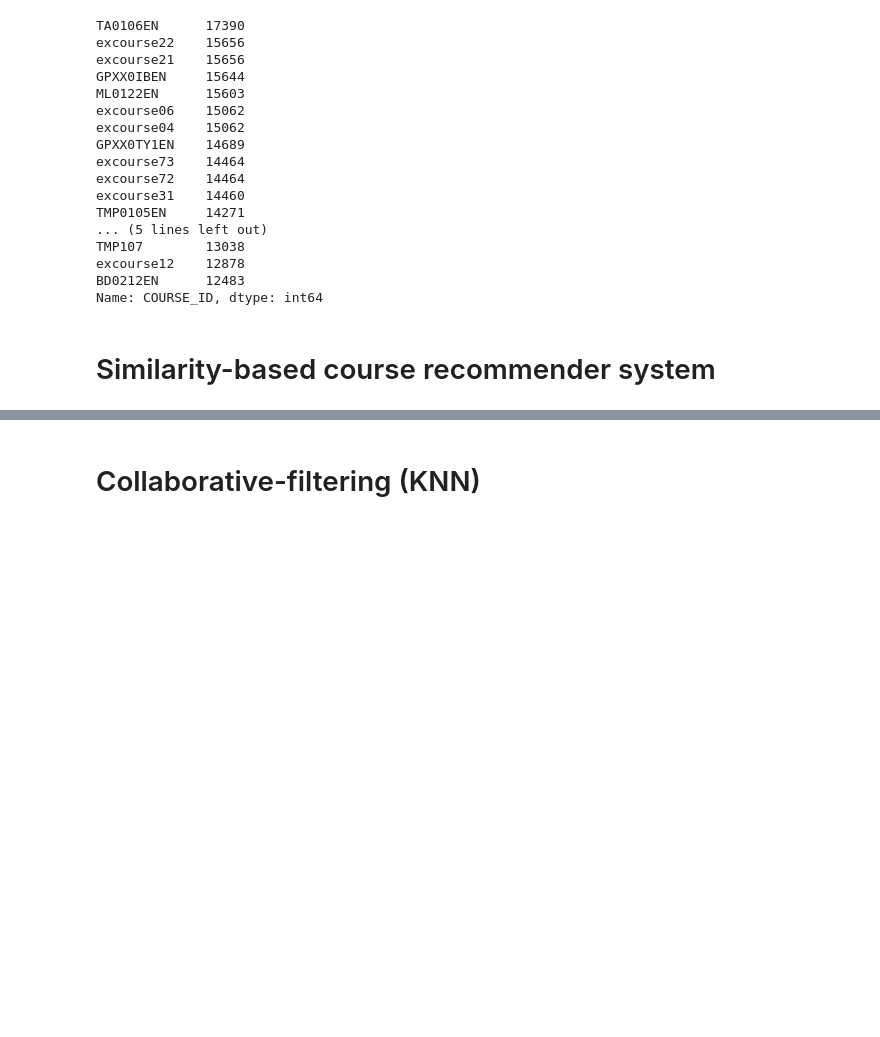
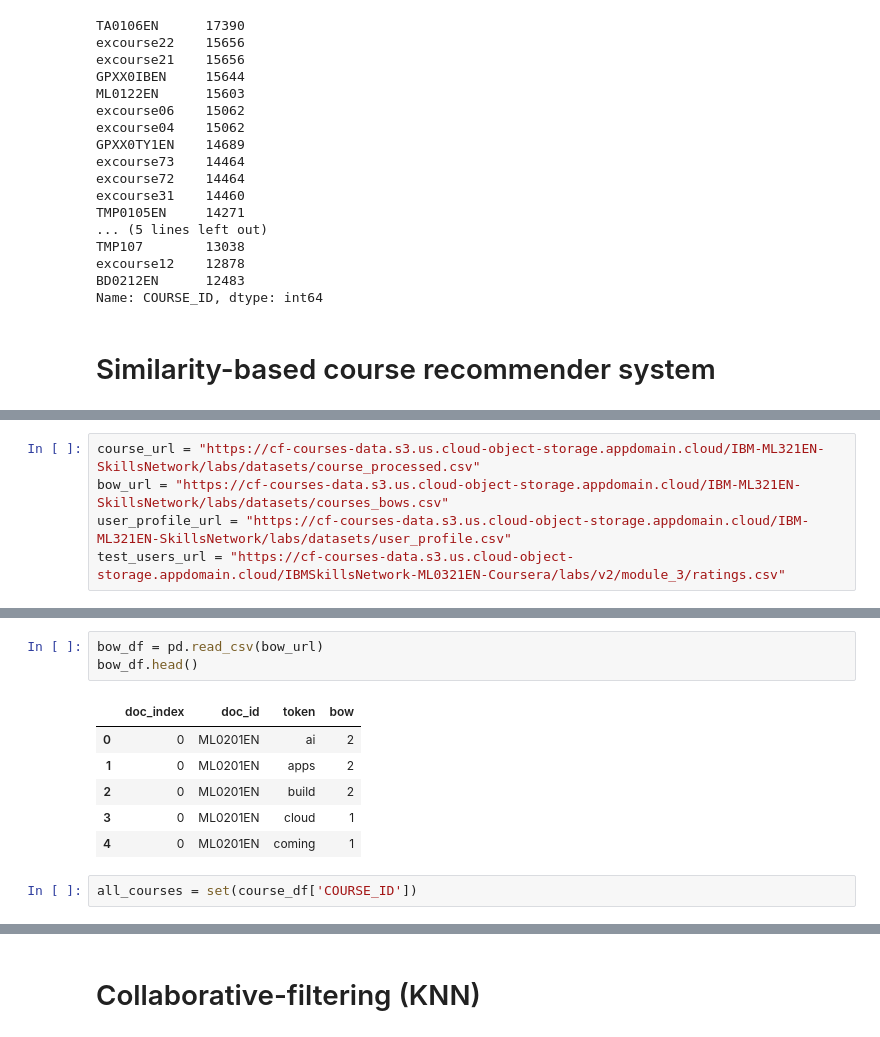
Before and after one commit to GuillaumeZahnd/personalized-online-course-recommender-system, a Jupyter notebook: personalized-online-course-recommender-system.ipynb, the cells around one changed output, grey strips where cells are left out. Drawn from its saved outputs; the diff is of its cells as text; blank space fills up the shorter version.

```diff
--- a/personalized-online-course-recommender-system.ipynb
+++ b/personalized-online-course-recommender-system.ipynb
@@ -446,0 +459,5 @@ sim_df = pd.read_csv(sim_url)
+# %%
+course_url = "https://cf-courses-data.s3.us.cloud-object-storage.appdomain.cloud/IBM-ML321EN-SkillsNetwork/labs/datasets/course_processed.csv"
+bow_url = "https://cf-courses-data.s3.us.cloud-object-storage.appdomain.cloud/IBM-ML321EN-SkillsNetwork/labs/datasets/courses_bows.csv"
+user_profile_url = "https://cf-courses-data.s3.us.cloud-object-storage.appdomain.cloud/IBM-ML321EN-SkillsNetwork/labs/datasets/user_profile.csv"
+test_users_url = "https://cf-courses-data.s3.us.cloud-object-storage.appdomain.cloud/IBMSkillsNetwork-ML0321EN-Coursera/labs/v2/module_3/ratings.csv"
@@ -446,0 +484,12 @@ sim_df = pd.read_csv(sim_url)
+# %%
+bow_df = pd.read_csv(bow_url)
+bow_df.head()
+# %% [output]
+|  | doc_index | doc_id | token | bow |
+| 0 | 0 | ML0201EN | ai | 2 |
+| 1 | 0 | ML0201EN | apps | 2 |
+| 2 | 0 | ML0201EN | build | 2 |
+| 3 | 0 | ML0201EN | cloud | 1 |
+| 4 | 0 | ML0201EN | coming | 1 |
+# %%
+all_courses = set(course_df['COURSE_ID'])
```
Also changed, not shown: parts of 9 cells of this notebook.
